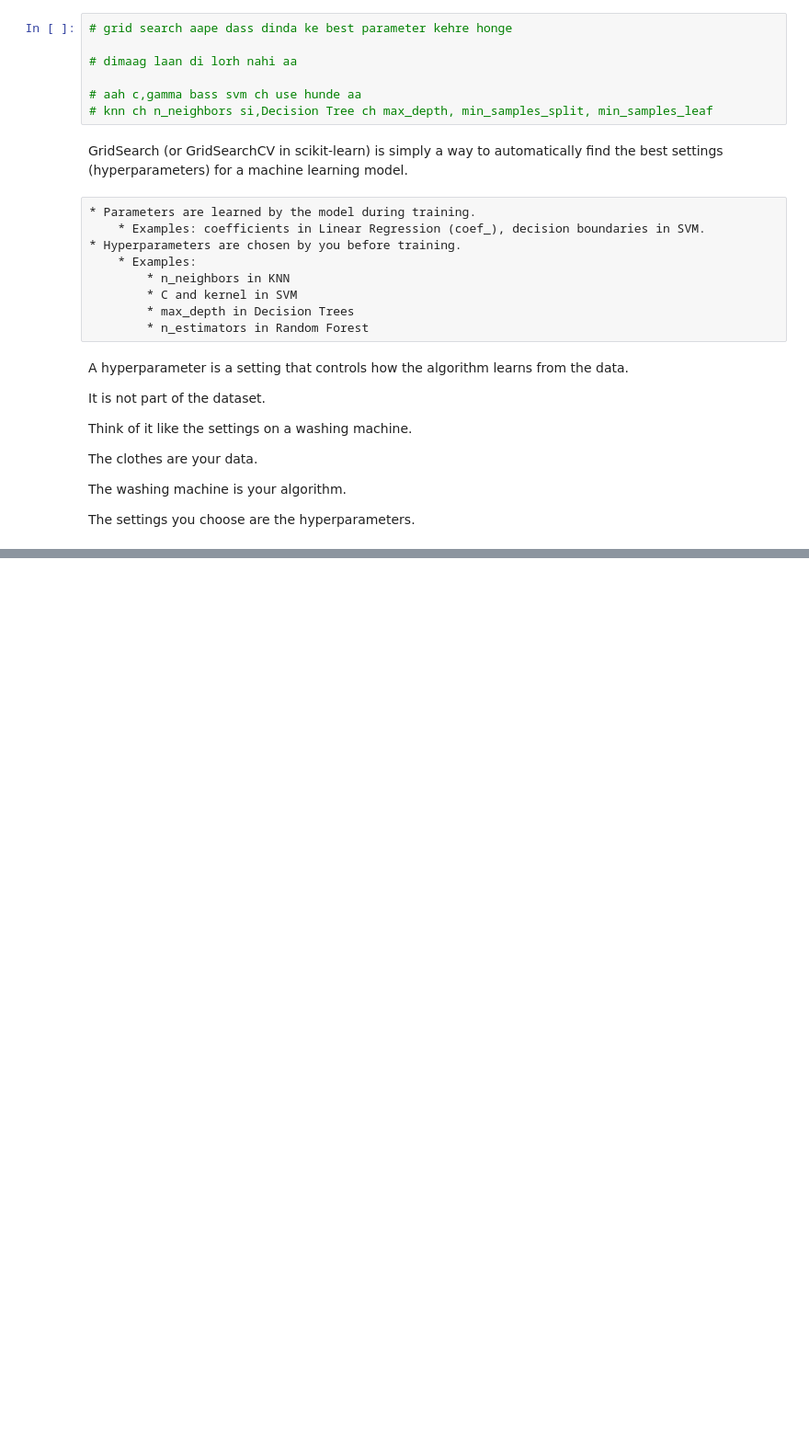
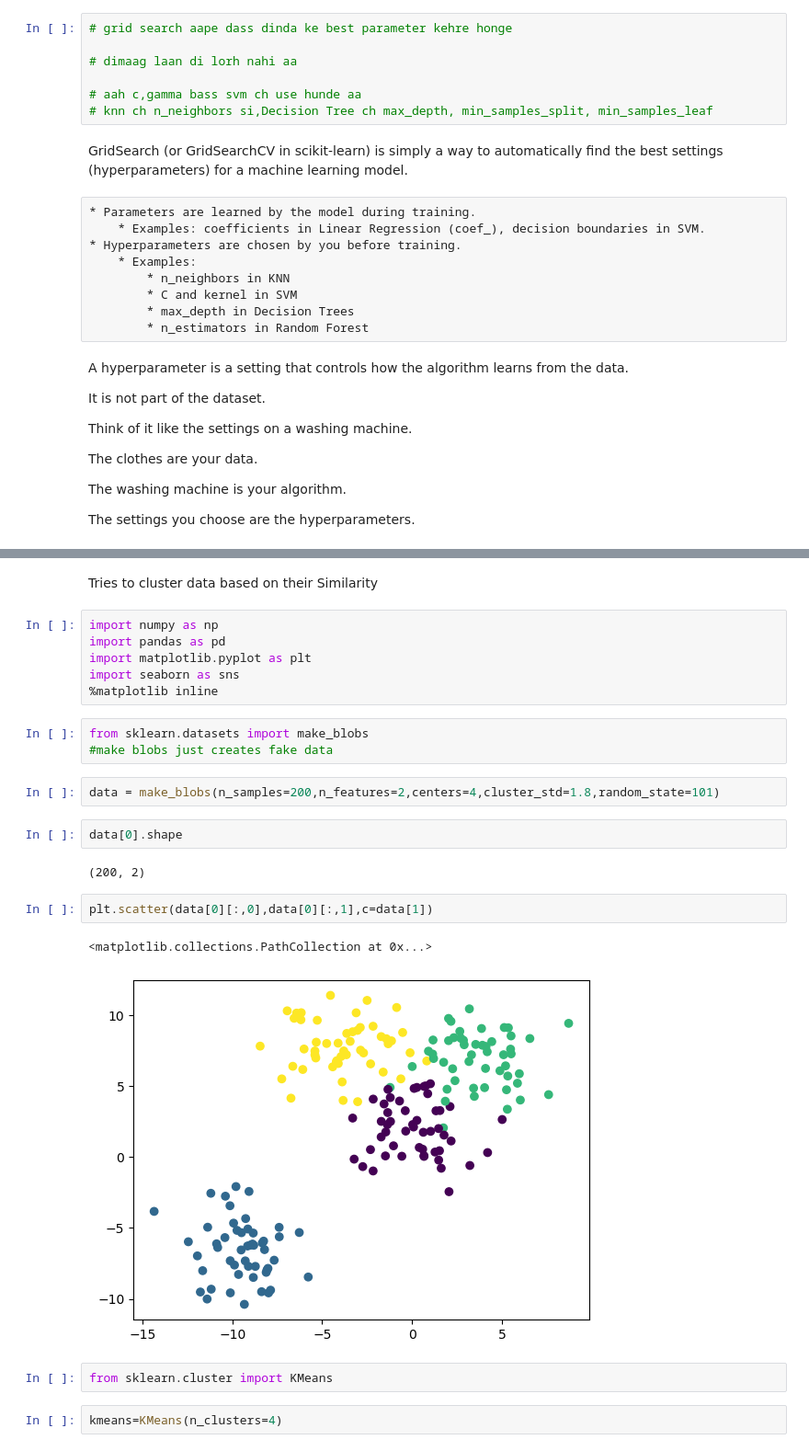
Before and after one commit to shabad023/Revising_Data_Science, a Jupyter notebook: MLFri.ipynb, the cells around one changed output, grey strips where cells are left out. Shown at 92% size. Drawn from its saved outputs; the diff is of its cells as text; blank space fills up the shorter version.

```diff
--- a/MLFri.ipynb
+++ b/MLFri.ipynb
@@ -1153,0 +1177,26 @@ The settings you choose are the hyperparameters.
+# %% [markdown]
+Tries to cluster data based on their Similarity
+# %%
+import numpy as np
+import pandas as pd
+import matplotlib.pyplot as plt
+import seaborn as sns
+%matplotlib inline
+# %%
+from sklearn.datasets import make_blobs
+#make blobs just creates fake data
+# %%
+data = make_blobs(n_samples=200,n_features=2,centers=4,cluster_std=1.8,random_state=101)
+# %%
+data[0].shape
+# %% [output]
+(200, 2)
+# %%
+plt.scatter(data[0][:,0],data[0][:,1],c=data[1])
+# %% [output]
+<matplotlib.collections.PathCollection at 0x...>
+[figure, added]
+# %%
+from sklearn.cluster import KMeans
+# %%
+kmeans=KMeans(n_clusters=4)
```
Also changed, not shown: parts of 10 cells of this notebook, 10 other files.
